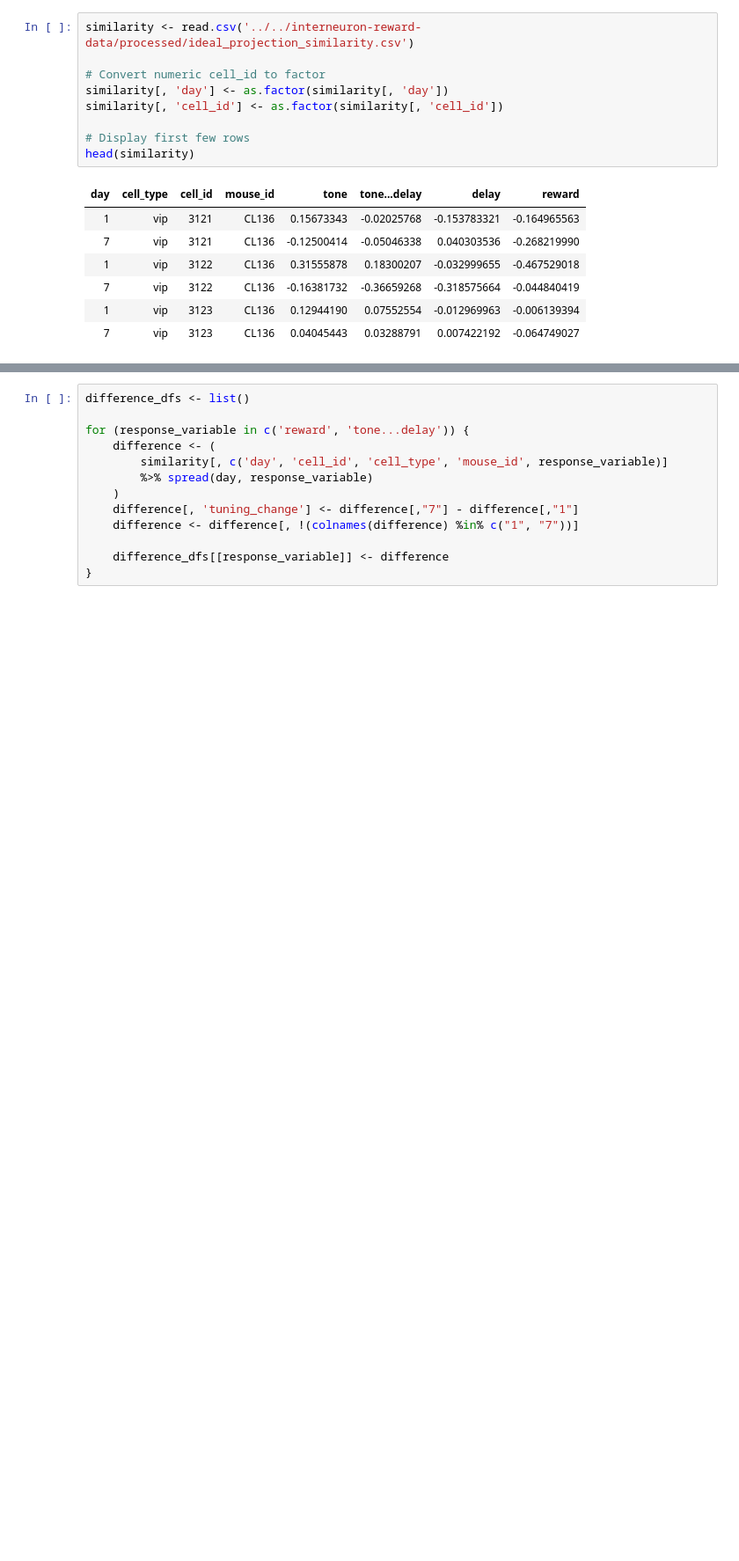
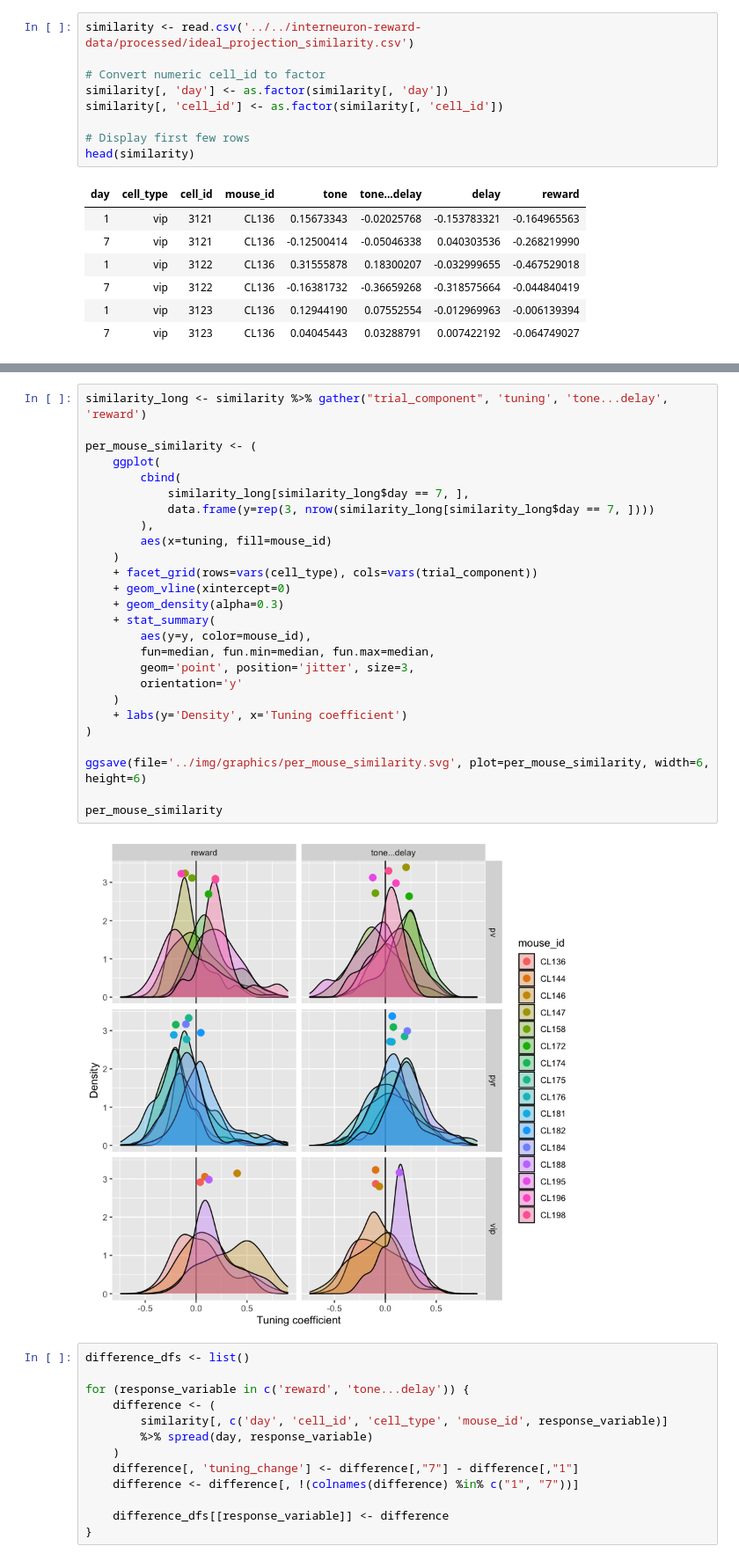
Before and after one commit to nauralcodinglab/interneuron-reward, a Jupyter notebook: notebooks/multi_mouse_test.ipynb, the cells around one changed output, grey strips where cells are left out. Shown at 88% size. Drawn from its saved outputs; the diff is of its cells as text; blank space fills up the shorter version.

```diff
--- a/notebooks/multi_mouse_test.ipynb
+++ b/notebooks/multi_mouse_test.ipynb
@@ -32,3 +42,31 @@ head(similarity)
+# %%
+similarity_long <- similarity %>% gather("trial_component", 'tuning', 'tone...delay', 'reward')
+
+per_mouse_similarity <- (
+    ggplot(
+        cbind(
+            similarity_long[similarity_long$day == 7, ],
+            data.frame(y=rep(3, nrow(similarity_long[similarity_long$day == 7, ])))
+        ),
+        aes(x=tuning, fill=mouse_id)
+    )
+    + facet_grid(rows=vars(cell_type), cols=vars(trial_component))
+    + geom_vline(xintercept=0)
+    + geom_density(alpha=0.3)
+    + stat_summary(
+        aes(y=y, color=mouse_id),
+        fun=median, fun.min=median, fun.max=median,
+        geom='point', position='jitter', size=3,
+        orientation='y'
+    )
+    + labs(y='Density', x='Tuning coefficient')
+)
+
+ggsave(file='../img/graphics/per_mouse_similarity.svg', plot=per_mouse_similarity, width=6, height=6)
+
+per_mouse_similarity
+# %% [output]
+[figure, added]
 # %%
 difference_dfs <- list()
 
```
Also changed, not shown: parts of 2 cells of this notebook, 2 other files.
